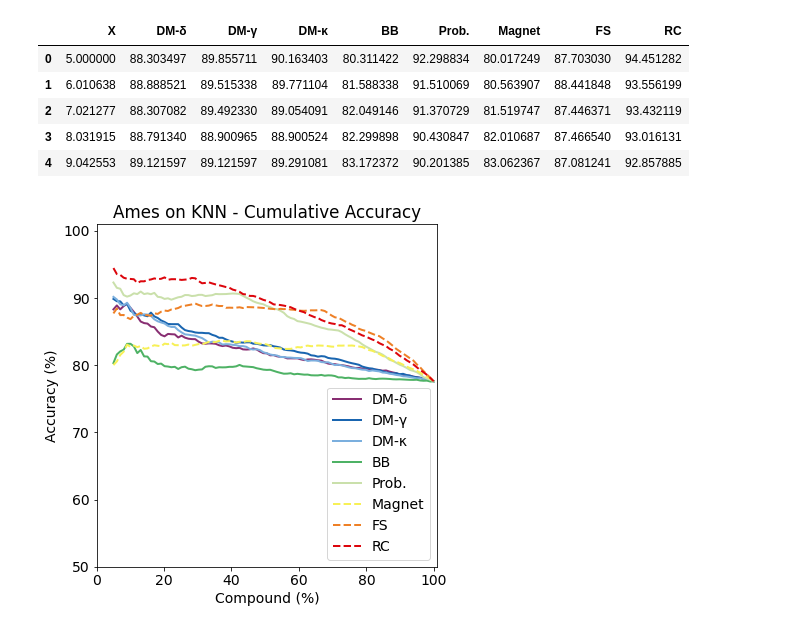
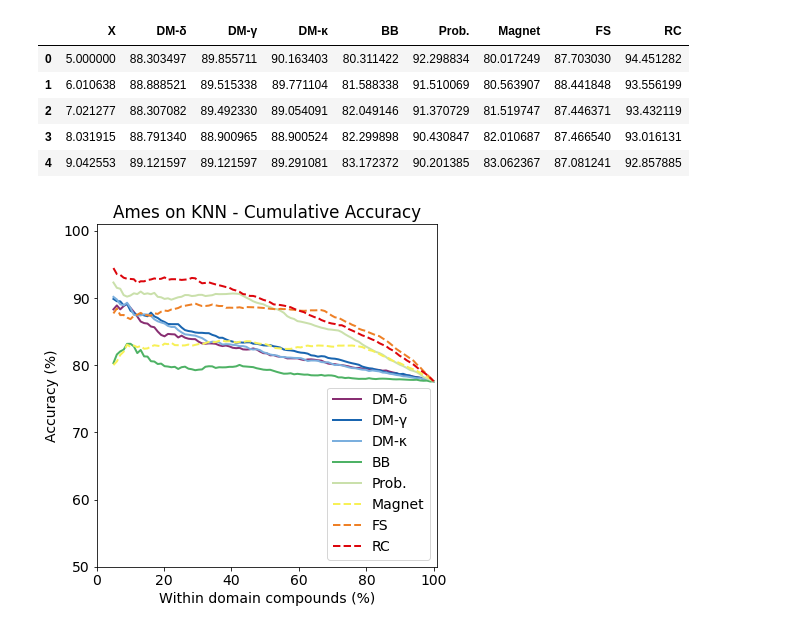
Before and after one commit to bonjuruu/applicabilityDomain, a Jupyter notebook: plot_results/cumulative_acc/plot_ca.ipynb, the cells around one changed output. Saved outputs shown, nothing was run; the diff lists cells and outputs as text; code cells hidden in the pictures.

```diff
--- a/plot_results/cumulative_acc/plot_ca.ipynb
+++ b/plot_results/cumulative_acc/plot_ca.ipynb
@@ -142,35 +142,35 @@ def plot_ca(clf, clf_alias, dataset, path_output, figsize=(6,6), fontsize=14):
     plt.rc("figure", autolayout=True, figsize=figsize)
     plt.rcParams["font.size"] = fontsize
 
     fig, ax = plt.subplots()
 
     df = get_df_ca(clf, dataset)
     for i, ad in enumerate(df.columns[1:]):
         # Dashed lines for all advx. defenses
         ls = '--' if ad in AL else '-'
         ax.plot(df[df.columns[0]],
                 df[ad],
                 alpha=1,
                 lw=2,
                 color=COLOURS[i],
                 ls=ls,
                 label=ad,
         )
 
     ax.set(xlim=[0., 101], ylim=[50., 101.])
     ax.legend(loc="lower right")
-    ax.set_xlabel('Compound (%)')
+    ax.set_xlabel('Within domain compounds (%)')
     ax.set_ylabel('Accuracy (%)')
     ax.set_title(f'{dataset} on {clf_alias} - Cumulative Accuracy')
     plt.tight_layout()
     plt.savefig(path_output, dpi=300)
 
 # Test function
 path_test = os.path.join(PATH_ROOT, 'plot_results', 'ames_knn_ca.pdf')
 plot_ca(CLASSIFIERS[0], CLF_alias[0], DATASETS[0], path_test)
 os.remove(path_test)
 # %% [output]
-[figure, old version]
+[figure, new version]
 # %%
 path_roc = Path(os.path.join(PATH_ROOT, 'plot_results', 'cumulative_acc'))
 for dataset in DATASETS:
```
Also changed, not shown: parts of 1 cell of this notebook, 28 other files.
